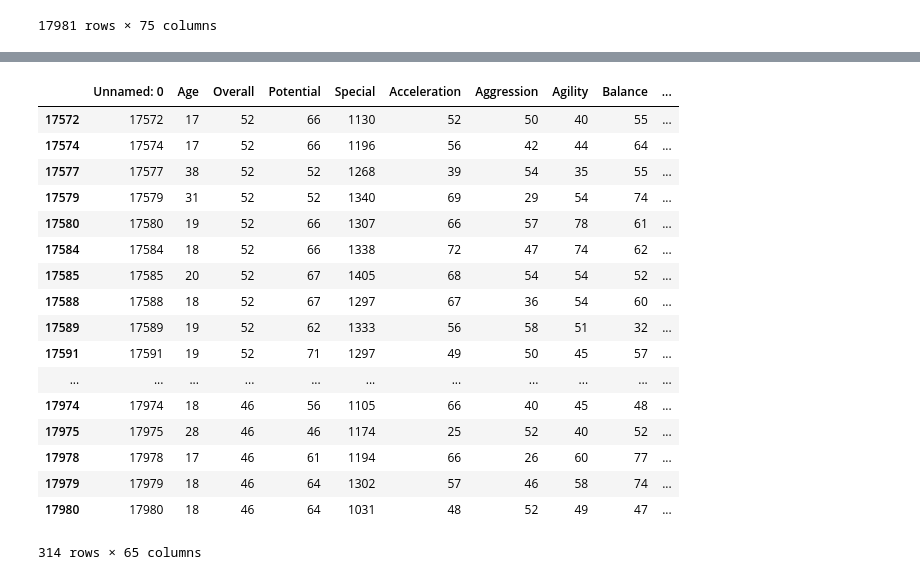
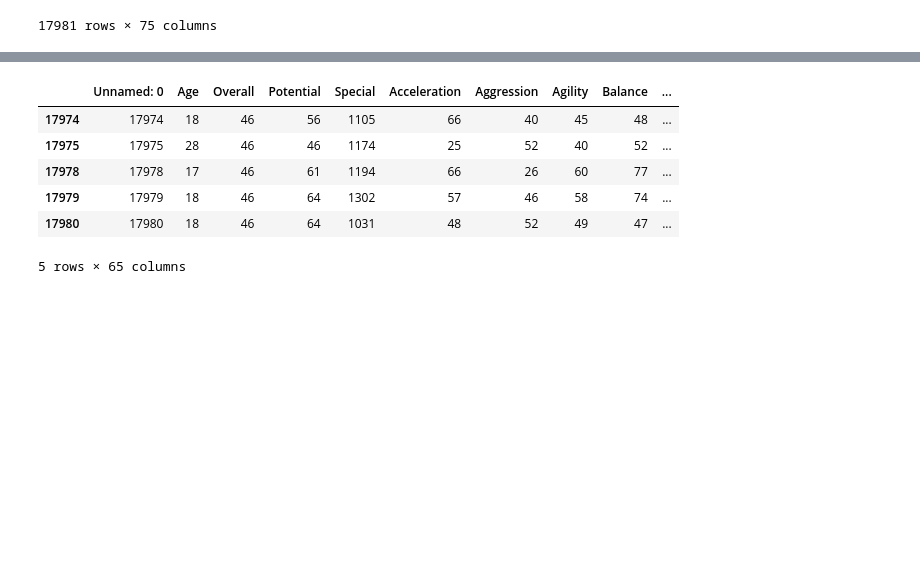
Before and after one commit to betofr1/Projeto3_CD, a Jupyter notebook: Untitled.ipynb, the cells around one changed output, grey strips where cells are left out. Cells and saved outputs as stored; diff of their text form; code cells hidden in the pictures; blank space fills up the shorter version.

```diff
--- a/Untitled.ipynb
+++ b/Untitled.ipynb
@@ -81,8 +71,8 @@ tabela1
 from sklearn.cluster import KMeans
 
 km = KMeans(n_clusters= 70)
-dados = tabela1._get_numeric_data().dropna(axis=1)
-km.fit(dados)
-predict = km.predict(dados)
-predict
+dados = tabela1._get_numeric_data().dropna(axis=1) # pegando so dados numericos e retirando NaN
+km.fit(dados) # funcao do cluster
+clusters = km.predict(dados) # criando os grupos
+clusters
 # %% [output]
@@ -94,26 +84,17 @@ predict[17980]
 # %%
-predict == 11
-tabela1[predict == 11]
+clusters == 56
+tabela_grupo_56 = tabela1[clusters == 56]
 
-#obs: reduzir numero de colunas
+#obs: reduzir numero de colunas para ajustar melhor os clusters
 
-# pegar cada linha do dataset filtrado com o cluster e fazer a soma de cada numero de cada coluna ao quadrado e comparar os valores
+# o que falta: pegar cada linha do dataset filtrado com o cluster desejado (comando acima para filtrar o dataset de acordo com o grupo), fazer distancia de todos os jogadores desses clusters para o jogador desejado ( soma dos numeros de cada coluna ao quadrado) e comparar os valores para ver qual outro jogador mais de aproxima desse.
+
+tabela_grupo_56.tail()
 # %% [output]
 |  | Unnamed: 0 | Age | Overall | Potential | Special | Acceleration | Aggression | Agility | Balance | ... |
-| 17572 | 17572 | 17 | 52 | 66 | 1130 | 52 | 50 | 40 | 55 | ... |
-| 17574 | 17574 | 17 | 52 | 66 | 1196 | 56 | 42 | 44 | 64 | ... |
-| 17577 | 17577 | 38 | 52 | 52 | 1268 | 39 | 54 | 35 | 55 | ... |
-| 17579 | 17579 | 31 | 52 | 52 | 1340 | 69 | 29 | 54 | 74 | ... |
-| 17580 | 17580 | 19 | 52 | 66 | 1307 | 66 | 57 | 78 | 61 | ... |
-| 17584 | 17584 | 18 | 52 | 66 | 1338 | 72 | 47 | 74 | 62 | ... |
-| 17585 | 17585 | 20 | 52 | 67 | 1405 | 68 | 54 | 54 | 52 | ... |
-| 17588 | 17588 | 18 | 52 | 67 | 1297 | 67 | 36 | 54 | 60 | ... |
-| 17589 | 17589 | 19 | 52 | 62 | 1333 | 56 | 58 | 51 | 32 | ... |
-| 17591 | 17591 | 19 | 52 | 71 | 1297 | 49 | 50 | 45 | 57 | ... |
-| ... | ... | ... | ... | ... | ... | ... | ... | ... | ... | ... |
 | 17974 | 17974 | 18 | 46 | 56 | 1105 | 66 | 40 | 45 | 48 | ... |
 | 17975 | 17975 | 28 | 46 | 46 | 1174 | 25 | 52 | 40 | 52 | ... |
 | 17978 | 17978 | 17 | 46 | 61 | 1194 | 66 | 26 | 60 | 77 | ... |
 | 17979 | 17979 | 18 | 46 | 64 | 1302 | 57 | 46 | 58 | 74 | ... |
 | 17980 | 17980 | 18 | 46 | 64 | 1031 | 48 | 52 | 49 | 47 | ... |
-314 rows × 65 columns
+5 rows × 65 columns
```
Also changed, not shown: parts of 5 cells of this notebook.
